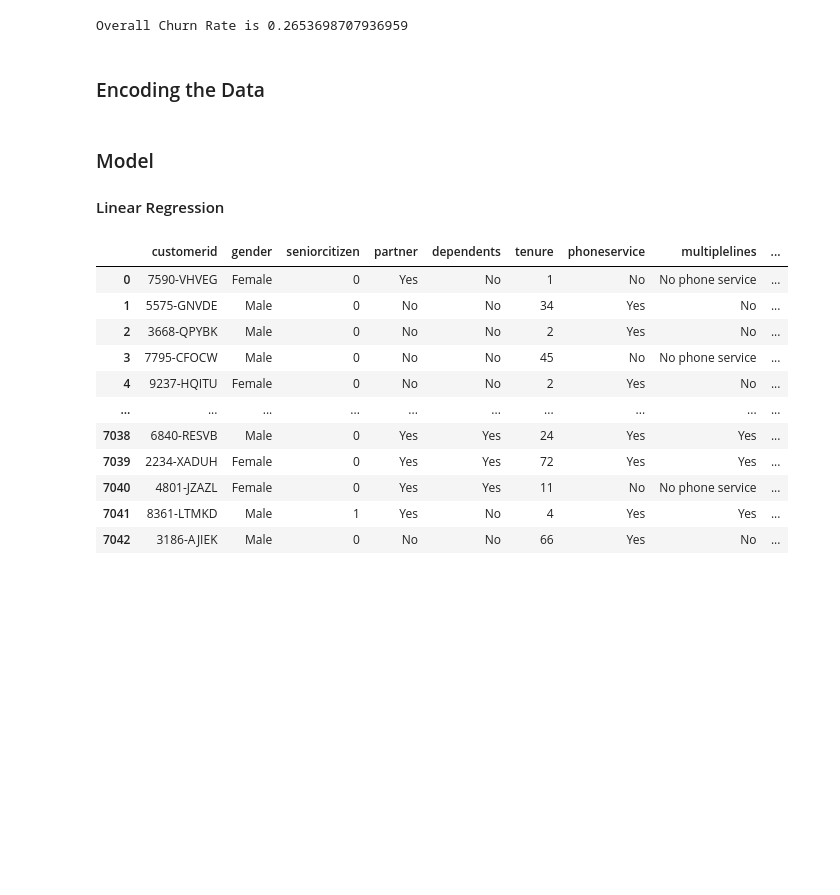
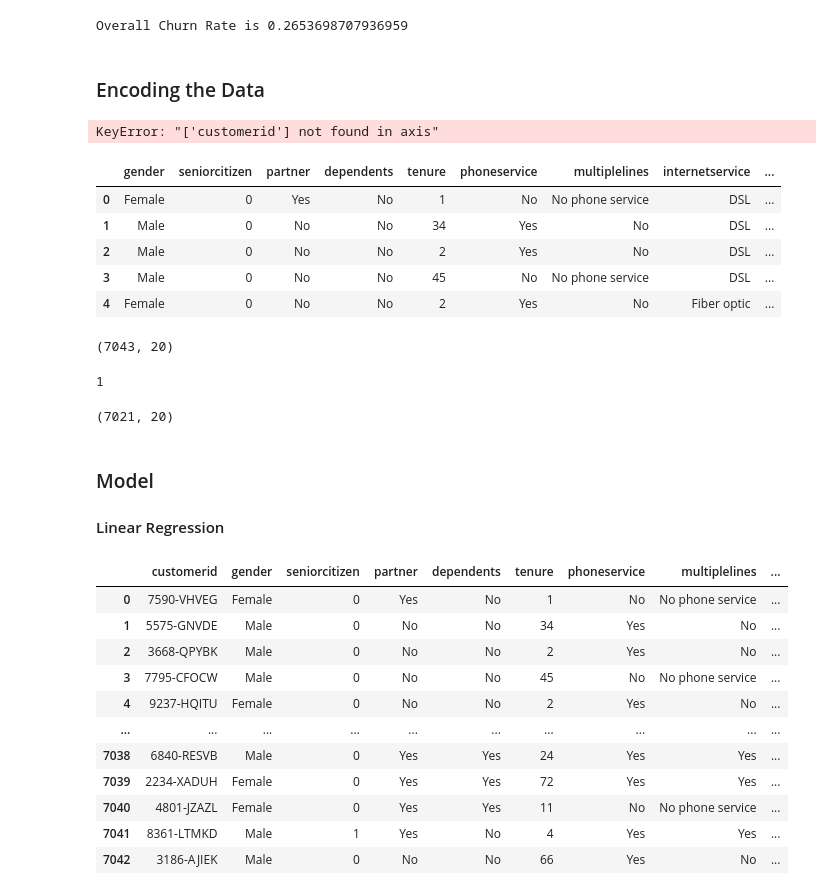
Before and after one commit to Sam1522/Predicting-Telco-Customer-Churn, a Jupyter notebook: Customer Churn Prediction.ipynb, the cells around one changed output. Saved outputs shown, nothing was run; the diff lists cells and outputs as text; code cells hidden in the pictures; blank space fills up the shorter version.

```diff
--- a/Customer Churn Prediction.ipynb
+++ b/Customer Churn Prediction.ipynb
@@ -549,3 +539,28 @@ print(f"Overall Churn Rate is {churn_rate}")
 Overall Churn Rate is 0.2653698707936959
 # %% [markdown]
 ### Encoding the Data
+# %%
+#Dropping the customer ID column as it will not be neccesary for our prediction
+customer_churn.drop("customerid", axis=1, inplace=True)
+customer_churn.head()
+# %% [output]
+KeyError: "['customerid'] not found in axis"
+# %%
+customer_churn.head()
+# %% [output]
+|  | gender | seniorcitizen | partner | dependents | tenure | phoneservice | multiplelines | internetservice | ... |
+| 0 | Female | 0 | Yes | No | 1 | No | No phone service | DSL | ... |
+| 1 | Male | 0 | No | No | 34 | Yes | No | DSL | ... |
+| 2 | Male | 0 | No | No | 2 | Yes | No | DSL | ... |
+| 3 | Male | 0 | No | No | 45 | No | No phone service | DSL | ... |
+| 4 | Female | 0 | No | No | 2 | Yes | No | Fiber optic | ... |
+# %%
+#Checkinng the shape
+customer_churn.shape
+# %% [output]
+(7043, 20)
+# %%
+#Checking if there are any duplicates
+customer_churn.duplicated().any().sum()
+# %% [output]
+1
@@ -552,3 +570,8 @@ Overall Churn Rate is 0.2653698707936959
+# %%
+#Recheck the shape to see if the duplicates have effectively beeen dropped
+customer_churn.shape
+# %% [output]
+(7021, 20)
 # %% [markdown]
 ### Model
 
```
Also changed, not shown: parts of 2 cells of this notebook, 1 other file.
